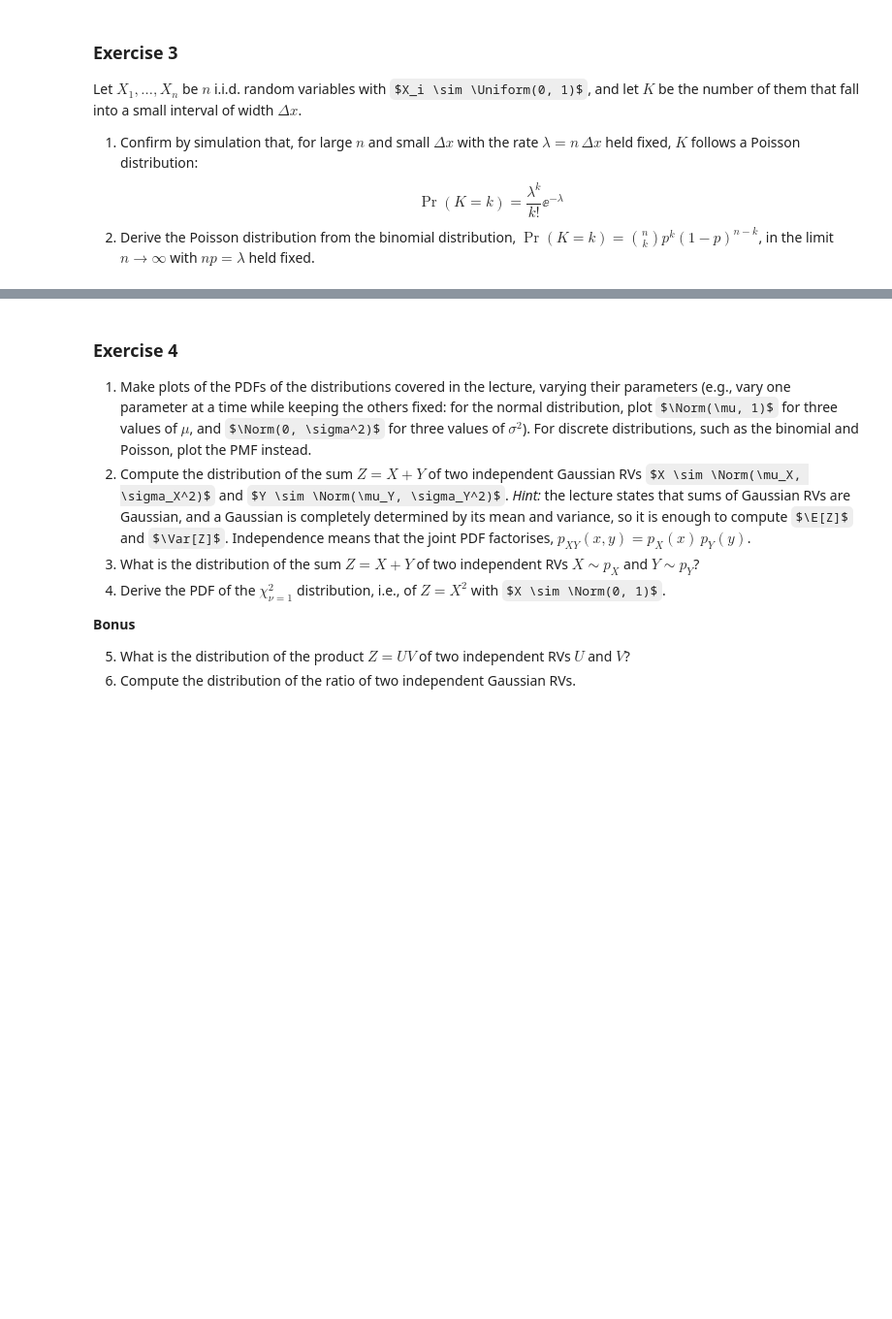
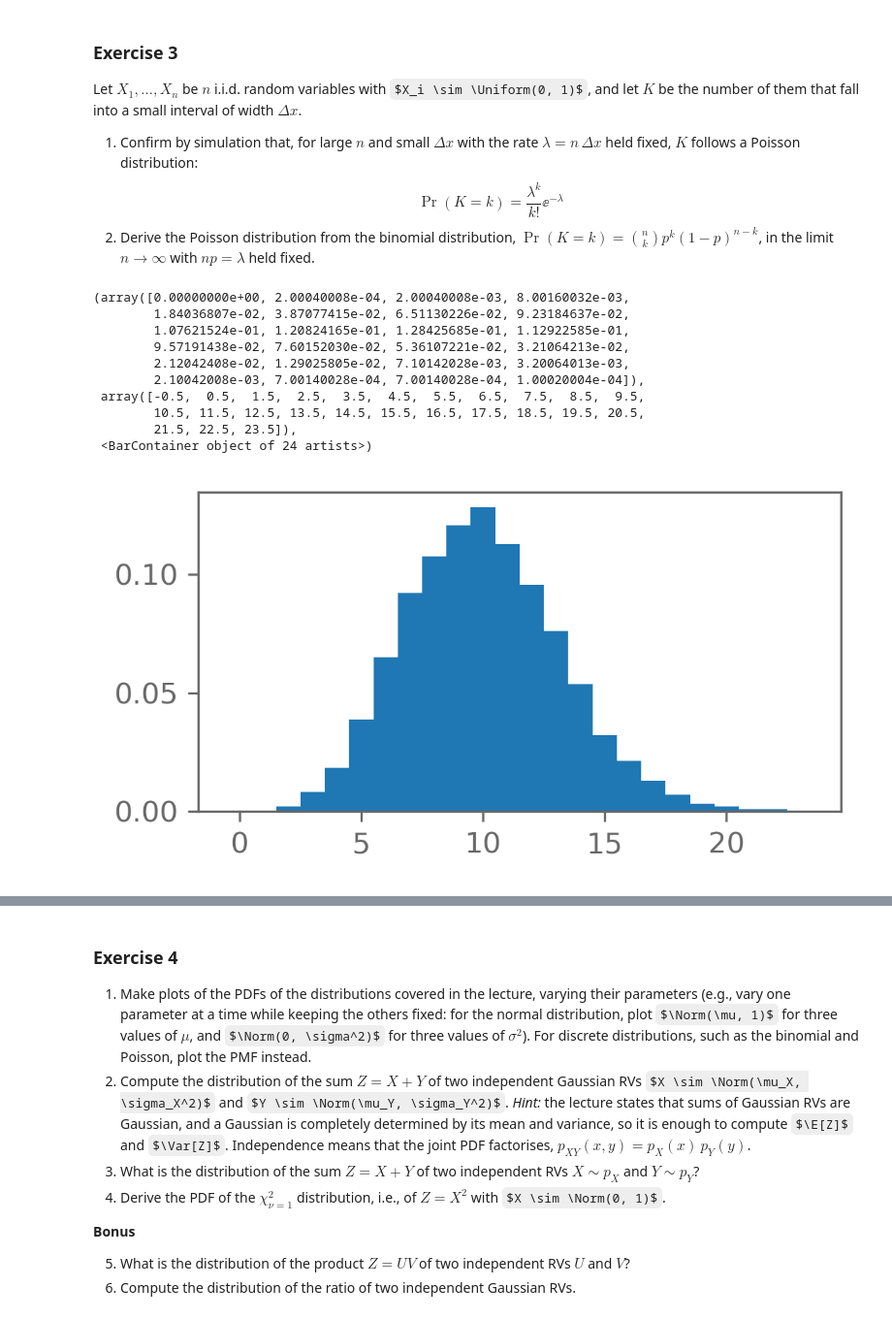
Before and after one commit to diegorad/Bayesian-Stats-HS2026, a Jupyter notebook: my_solutions/week3_random_variables_and_probability_distributions.ipynb, the cells around one changed output, grey strips where cells are left out. Shown at 97% size. Cells and saved outputs as stored; diff of their text form; code cells hidden in the pictures; some formulas as TeX source; blank space fills up the shorter version.

```diff
--- a/my_solutions/week3_random_variables_and_probability_distributions.ipynb
+++ b/my_solutions/week3_random_variables_and_probability_distributions.ipynb
@@ -136,3 +133,30 @@ $$
     \Pr(K = k) = \frac{\lambda^k}{k!}\ee^{-\lambda}
 $$
 2. Derive the Poisson distribution from the binomial distribution, $\Pr(K = k) = \binom{n}{k}p^k(1-p)^{n-k}$, in the limit $n \to \infty$ with $np = \lambda$ held fixed.
+# %%
+repeat=10000
+n = 1000
+K = []
+delta = 0.01
+rate = delta*n
+for _ in range(repeat):
+    sample = [rand.random() for _ in range(n)]
+
+    in_range = [value for value in sample if value <= delta]
+
+    K.append(len(in_range))
+# %%
+k = np.arange(24)
+plt.hist(K, bins=np.arange(25)-0.5, density=True)
+# %% [output]
+(array([0.00000000e+00, 2.00040008e-04, 2.00040008e-03, 8.00160032e-03,
+        1.84036807e-02, 3.87077415e-02, 6.51130226e-02, 9.23184637e-02,
+        1.07621524e-01, 1.20824165e-01, 1.28425685e-01, 1.12922585e-01,
+        9.57191438e-02, 7.60152030e-02, 5.36107221e-02, 3.21064213e-02,
+        2.12042408e-02, 1.29025805e-02, 7.10142028e-03, 3.20064013e-03,
+        2.10042008e-03, 7.00140028e-04, 7.00140028e-04, 1.00020004e-04]),
+ array([-0.5,  0.5,  1.5,  2.5,  3.5,  4.5,  5.5,  6.5,  7.5,  8.5,  9.5,
+        10.5, 11.5, 12.5, 13.5, 14.5, 15.5, 16.5, 17.5, 18.5, 19.5, 20.5,
+        21.5, 22.5, 23.5]),
+ <BarContainer object of 24 artists>)
+[figure, added]
```
Also changed, not shown: parts of 4 cells of this notebook.
